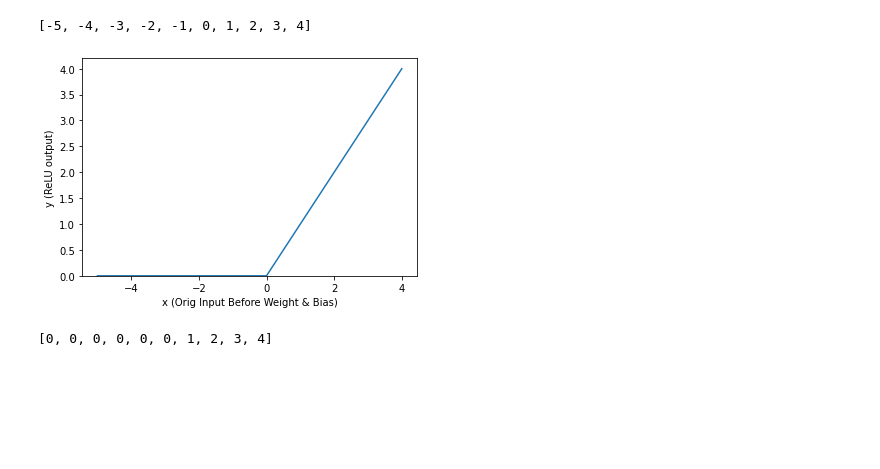
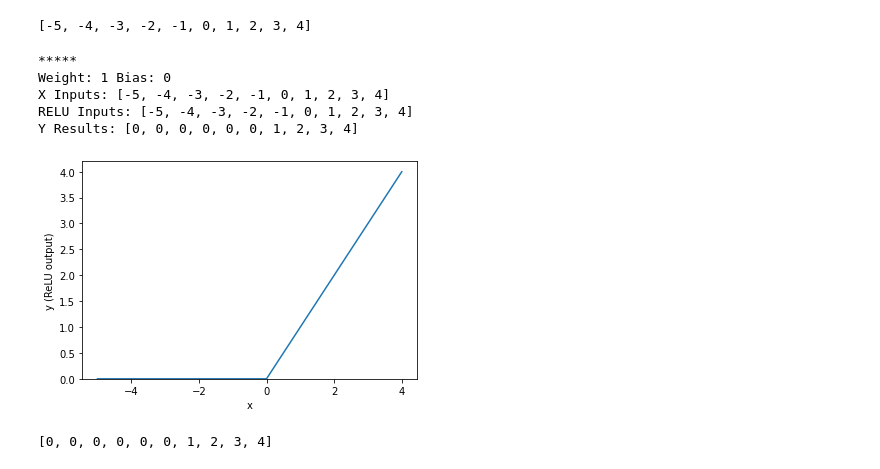
Before and after one commit to Benjy96/MINST_NeuralNetwork, a Jupyter notebook: examples-and-concepts/ReLU.ipynb, the cells around one changed output. Drawn from its saved outputs; the diff is of its cells as text; code cells hidden in the pictures; blank space fills up the shorter version.

```diff
--- a/examples-and-concepts/ReLU.ipynb
+++ b/examples-and-concepts/ReLU.ipynb
@@ -42,7 +42,7 @@ def run_ReLU_neuron(weight=1, bias=0, x_inputs=[], no_x_lower_bound=-5, no_x_upp
         print("Y Results:", y_results)
     if plot:
         plt.plot(x_inputs, y_results)
-        plt.xlabel("x (Orig Input Before Weight & Bias)")
+        plt.xlabel("x")
         plt.ylabel("y (ReLU output)")
         plt.ylim(ymin=0)
         plt.show()
@@ -57,9 +57,14 @@ X
 # %% [output]
 [-5, -4, -3, -2, -1, 0, 1, 2, 3, 4]
 # %%
-run_ReLU_neuron(weight=1, bias=0, x_inputs=X, plot=True)
+run_ReLU_neuron(weight=1, bias=0, x_inputs=X, debug=True, plot=True)
 # %% [output]
+*****
+Weight: 1 Bias: 0
+X Inputs: [-5, -4, -3, -2, -1, 0, 1, 2, 3, 4]
+RELU Inputs: [-5, -4, -3, -2, -1, 0, 1, 2, 3, 4]
+Y Results: [0, 0, 0, 0, 0, 0, 1, 2, 3, 4]
-[figure, old version]
+[figure, new version]
-[0, 0, 0, 0, 0, 0, 1, 2, 3, 4]
+[0, 0, 0, 0, 0, 0, 1, 2, 3, 4]
 # %%
 # y1 = ReLU((w1 * x1) + b1)
```
Also changed, not shown: parts of 4 cells of this notebook.
